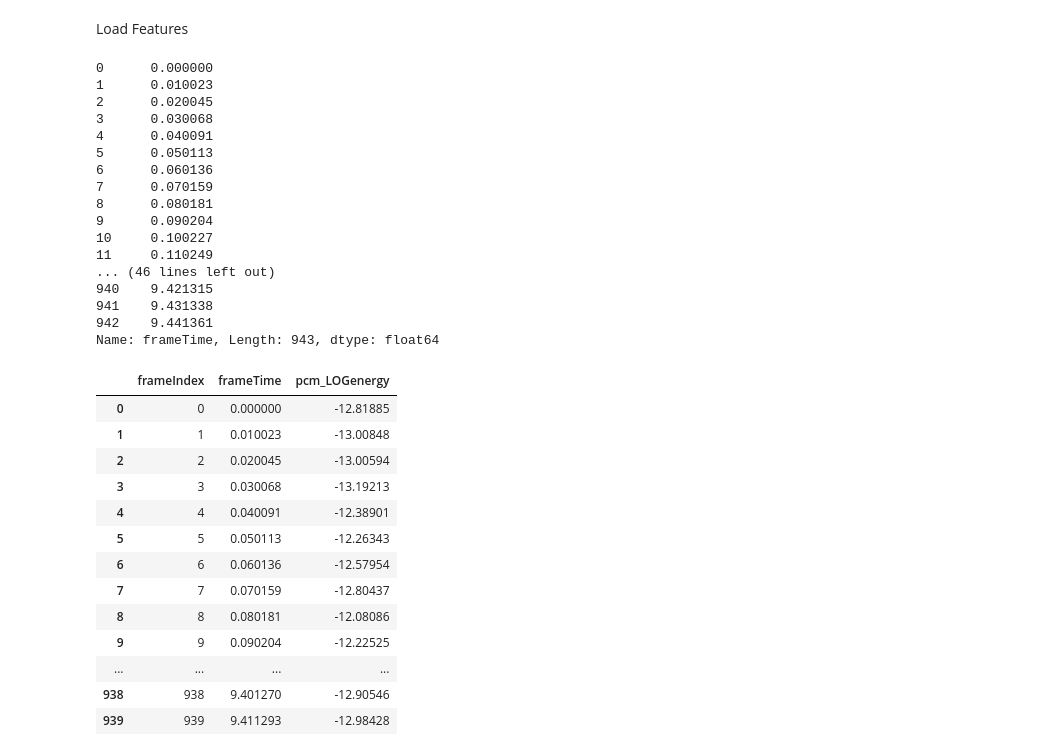
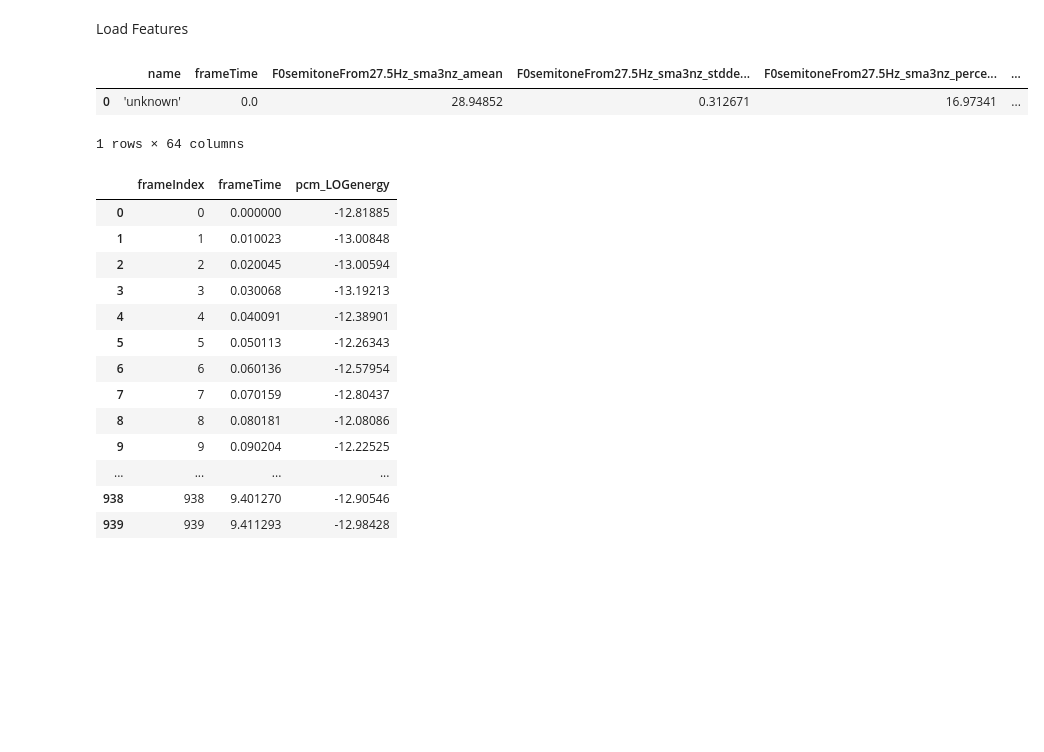
Before and after one commit to mostafashahin/SSD_Detection, a Jupyter notebook: SSD_Notebook.ipynb, the cells around one changed output. Cells and saved outputs as stored; diff of their text form; code cells hidden in the pictures; blank space fills up the shorter version.

```diff
--- a/SSD_Notebook.ipynb
+++ b/SSD_Notebook.ipynb
@@ -4,27 +4,13 @@ Load Features
 import pandas as pd
 import matplotlib.pyplot as plt
 # %%
-data = pd.read_csv('output.csv',header=0,sep=';')
+data = pd.read_csv('o.csv',header=0,sep=';')
 # %%
-data['frameTime']
+data
 # %% [output]
+|  | name | frameTime | F0semitoneFrom27.5Hz_sma3nz_amean | F0semitoneFrom27.5Hz_sma3nz_stdde... | F0semitoneFrom27.5Hz_sma3nz_perce... | ... |
+| 0 | 'unknown' | 0.0 | 28.94852 | 0.312671 | 16.97341 | ... |
-0      0.000000
-1      0.010023
-2      0.020045
-3      0.030068
-4      0.040091
-5      0.050113
-6      0.060136
-7      0.070159
-8      0.080181
-9      0.090204
-10     0.100227
-11     0.110249
-... (46 lines left out)
-940    9.421315
-941    9.431338
-942    9.441361
-Name: frameTime, Length: 943, dtype: float64
+1 rows × 64 columns
 # %%
 x = range(len(data))
 # %%
```
Also changed, not shown: parts of 8 cells of this notebook, 3 other files.
